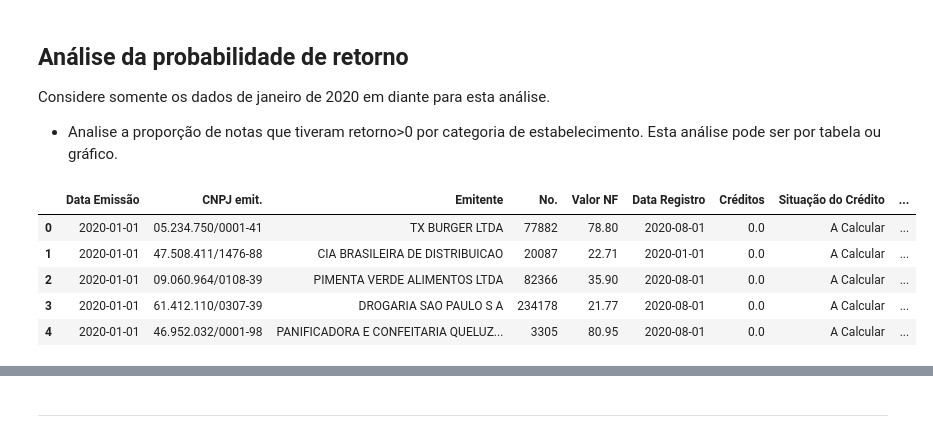
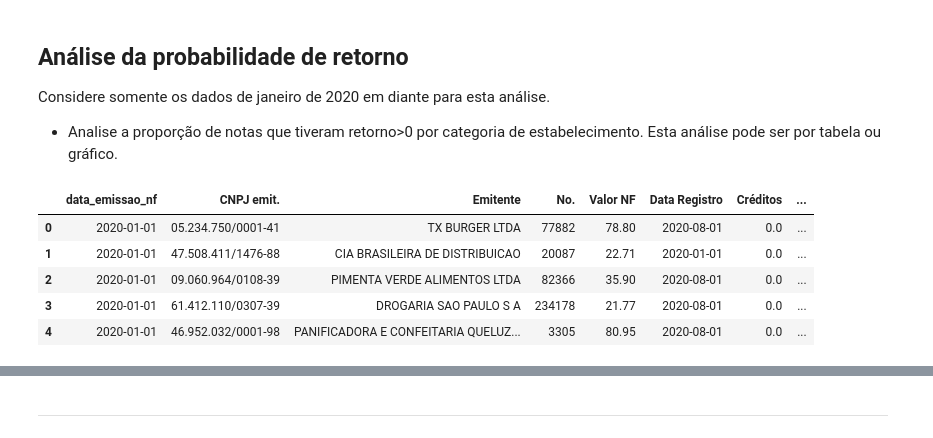
Before and after one commit to raafarosa/Ebac_Data_Scientist_Gen, a Jupyter notebook: Module 36 - Descritiva IV/Practice 1/md36-practice-1.ipynb, the cells around one changed output, grey strips where cells are left out. Drawn from its saved outputs; the diff is of its cells as text; code cells hidden in the pictures.

```diff
--- a/Module 36 - Descritiva IV/Practice 1/md36-practice-1.ipynb
+++ b/Module 36 - Descritiva IV/Practice 1/md36-practice-1.ipynb
@@ -71,0 +53,3 @@ memory usage: 17.4+ MB
+# %%
+df.rename(columns={'Data Emissão': 'data_emissao_nf'}, inplace=True)
+df.head()
@@ -78,17 +69,17 @@ Considere somente os dados de janeiro de 2020 em diante para esta análise.
 
 - Analise a proporção de notas que tiveram retorno>0 por categoria de estabelecimento. Esta análise pode ser por tabela ou gráfico.
 # %%
-df.set_index('Data Emissão', inplace=True)
+df.set_index('data_emissao_nf', inplace=True)
 df_2020 = df['2020-01-01':]
 
 df_2020.dropna(inplace=True)
 df_2020.reset_index(inplace=True)
 df_2020.head()
 # %% [output]
-|  | Data Emissão | CNPJ emit. | Emitente | No. | Valor NF | Data Registro | Créditos | Situação do Crédito | ... |
-| 0 | 2020-01-01 | 05.234.750/0001-41 | TX BURGER LTDA | 77882 | 78.80 | 2020-08-01 | 0.0 | A Calcular | ... |
-| 1 | 2020-01-01 | 47.508.411/1476-88 | CIA BRASILEIRA DE DISTRIBUICAO | 20087 | 22.71 | 2020-01-01 | 0.0 | A Calcular | ... |
-| 2 | 2020-01-01 | 09.060.964/0108-39 | PIMENTA VERDE ALIMENTOS LTDA | 82366 | 35.90 | 2020-08-01 | 0.0 | A Calcular | ... |
-| 3 | 2020-01-01 | 61.412.110/0307-39 | DROGARIA SAO PAULO S A | 234178 | 21.77 | 2020-08-01 | 0.0 | A Calcular | ... |
-| 4 | 2020-01-01 | 46.952.032/0001-98 | PANIFICADORA E CONFEITARIA QUELUZ... | 3305 | 80.95 | 2020-08-01 | 0.0 | A Calcular | ... |
+|  | data_emissao_nf | CNPJ emit. | Emitente | No. | Valor NF | Data Registro | Créditos | ... |
+| 0 | 2020-01-01 | 05.234.750/0001-41 | TX BURGER LTDA | 77882 | 78.80 | 2020-08-01 | 0.0 | ... |
+| 1 | 2020-01-01 | 47.508.411/1476-88 | CIA BRASILEIRA DE DISTRIBUICAO | 20087 | 22.71 | 2020-01-01 | 0.0 | ... |
+| 2 | 2020-01-01 | 09.060.964/0108-39 | PIMENTA VERDE ALIMENTOS LTDA | 82366 | 35.90 | 2020-08-01 | 0.0 | ... |
+| 3 | 2020-01-01 | 61.412.110/0307-39 | DROGARIA SAO PAULO S A | 234178 | 21.77 | 2020-08-01 | 0.0 | ... |
+| 4 | 2020-01-01 | 46.952.032/0001-98 | PANIFICADORA E CONFEITARIA QUELUZ... | 3305 | 80.95 | 2020-08-01 | 0.0 | ... |
 # %%
```
Also changed, not shown: parts of 10 cells of this notebook.
